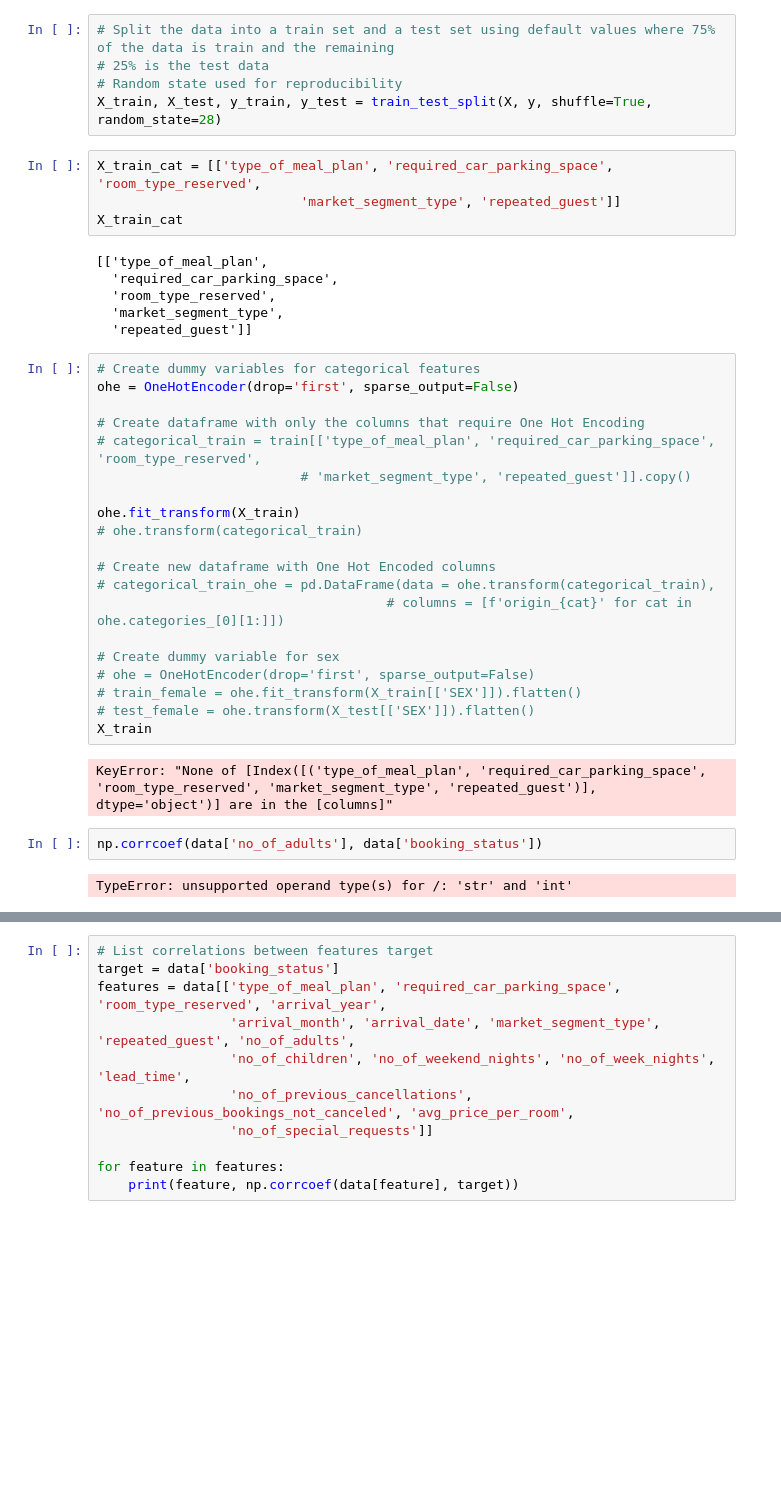
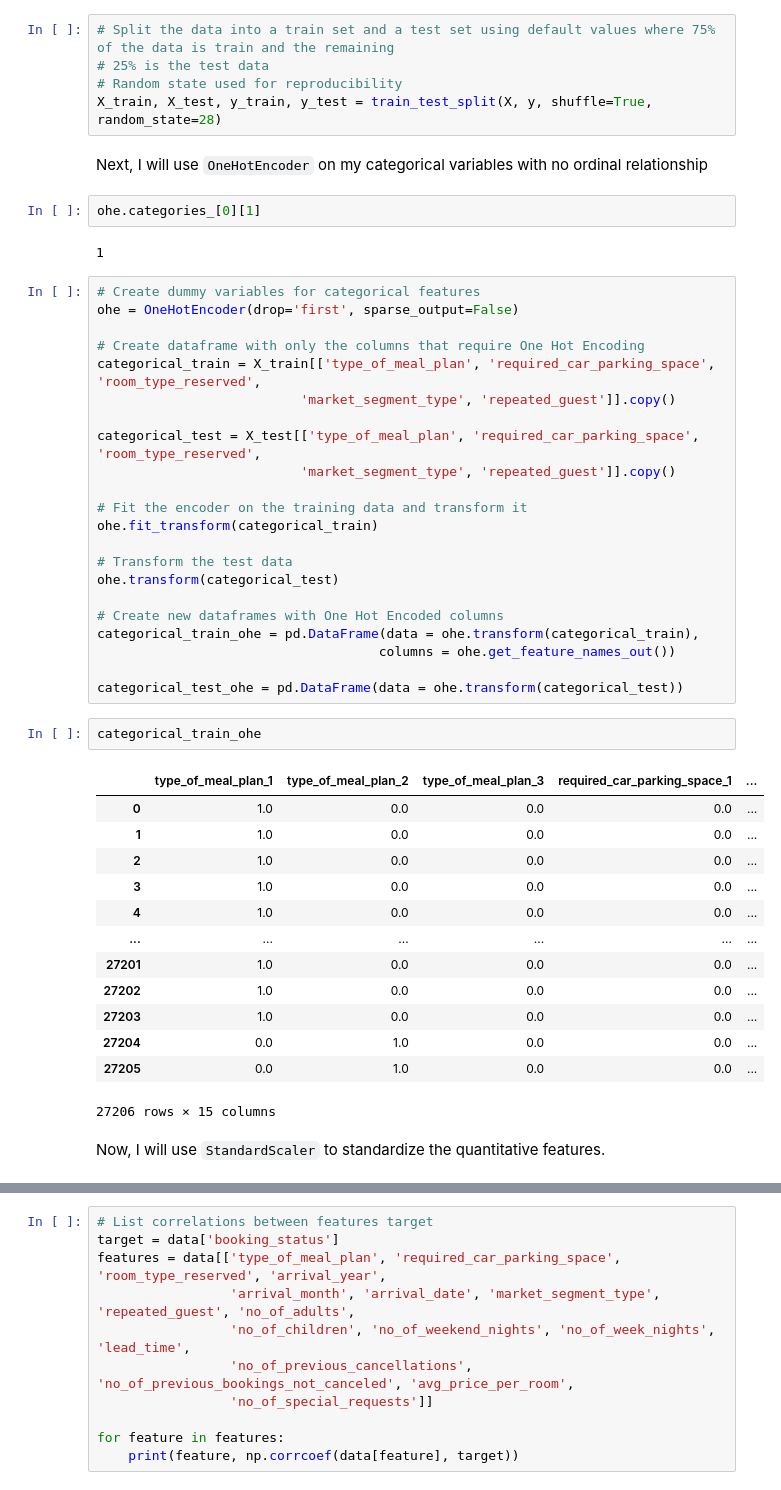
Before and after one commit to scarlettvalentin/hotel_reservations_project, a Jupyter notebook: notebook.ipynb, the cells around one changed output, grey strips where cells are left out. Drawn from its saved outputs; the diff is of its cells as text; blank space fills up the shorter version.

Commit message:
fix bug in one hot encoder

```diff
--- a/notebook.ipynb
+++ b/notebook.ipynb
@@ -210,39 +210,49 @@ y = data['booking_status']
 # 25% is the test data
 # Random state used for reproducibility
 X_train, X_test, y_train, y_test = train_test_split(X, y, shuffle=True, random_state=28)
-# %%
-X_train_cat = [['type_of_meal_plan', 'required_car_parking_space', 'room_type_reserved',
-                          'market_segment_type', 'repeated_guest']]
-X_train_cat
-# %% [output]
-[['type_of_meal_plan',
-  'required_car_parking_space',
-  'room_type_reserved',
-  'market_segment_type',
-  'repeated_guest']]
+# %% [markdown]
+Next, I will use `OneHotEncoder` on my categorical variables with no ordinal relationship
+# %%
+ohe.categories_[0][1]
+# %% [output]
+1
 # %%
 # Create dummy variables for categorical features
 ohe = OneHotEncoder(drop='first', sparse_output=False)
 
 # Create dataframe with only the columns that require One Hot Encoding
-# categorical_train = train[['type_of_meal_plan', 'required_car_parking_space', 'room_type_reserved',
-                          # 'market_segment_type', 'repeated_guest']].copy()
+categorical_train = X_train[['type_of_meal_plan', 'required_car_parking_space', 'room_type_reserved',
+                          'market_segment_type', 'repeated_guest']].copy()
 
-ohe.fit_transform(X_train)
-# ohe.transform(categorical_train)
+categorical_test = X_test[['type_of_meal_plan', 'required_car_parking_space', 'room_type_reserved',
+                          'market_segment_type', 'repeated_guest']].copy()
 
-# Create new dataframe with One Hot Encoded columns
-# categorical_train_ohe = pd.DataFrame(data = ohe.transform(categorical_train),
-                                     # columns = [f'origin_{cat}' for cat in ohe.categories_[0][1:]])
+# Fit the encoder on the training data and transform it
+ohe.fit_transform(categorical_train)
 
-# Create dummy variable for sex
-# ohe = OneHotEncoder(drop='first', sparse_output=False)
-# train_female = ohe.fit_transform(X_train[['SEX']]).flatten()
-# test_female = ohe.transform(X_test[['SEX']]).flatten()
-X_train
+# Transform the test data
+ohe.transform(categorical_test)
+
+# Create new dataframes with One Hot Encoded columns
+categorical_train_ohe = pd.DataFrame(data = ohe.transform(categorical_train),
+                                    columns = ohe.get_feature_names_out())
+
+categorical_test_ohe = pd.DataFrame(data = ohe.transform(categorical_test))
-# %% [output]
-KeyError: "None of [Index([('type_of_meal_plan', 'required_car_parking_space', 'room_type_reserved', 'market_segment_type', 'repeated_guest')], dtype='object')] are in the [columns]"
-# %%
-np.corrcoef(data['no_of_adults'], data['booking_status'])
-# %% [output]
-TypeError: unsupported operand type(s) for /: 'str' and 'int'
+# %%
+categorical_train_ohe
+# %% [output]
+|  | type_of_meal_plan_1 | type_of_meal_plan_2 | type_of_meal_plan_3 | required_car_parking_space_1 | ... |
+| 0 | 1.0 | 0.0 | 0.0 | 0.0 | ... |
+| 1 | 1.0 | 0.0 | 0.0 | 0.0 | ... |
+| 2 | 1.0 | 0.0 | 0.0 | 0.0 | ... |
+| 3 | 1.0 | 0.0 | 0.0 | 0.0 | ... |
+| 4 | 1.0 | 0.0 | 0.0 | 0.0 | ... |
+| ... | ... | ... | ... | ... | ... |
+| 27201 | 1.0 | 0.0 | 0.0 | 0.0 | ... |
+| 27202 | 1.0 | 0.0 | 0.0 | 0.0 | ... |
+| 27203 | 1.0 | 0.0 | 0.0 | 0.0 | ... |
+| 27204 | 0.0 | 1.0 | 0.0 | 0.0 | ... |
+| 27205 | 0.0 | 1.0 | 0.0 | 0.0 | ... |
+27206 rows × 15 columns
+# %% [markdown]
+Now, I will use `StandardScaler` to standardize the quantitative features.
```
Also changed, not shown: parts of 4 cells of this notebook.
